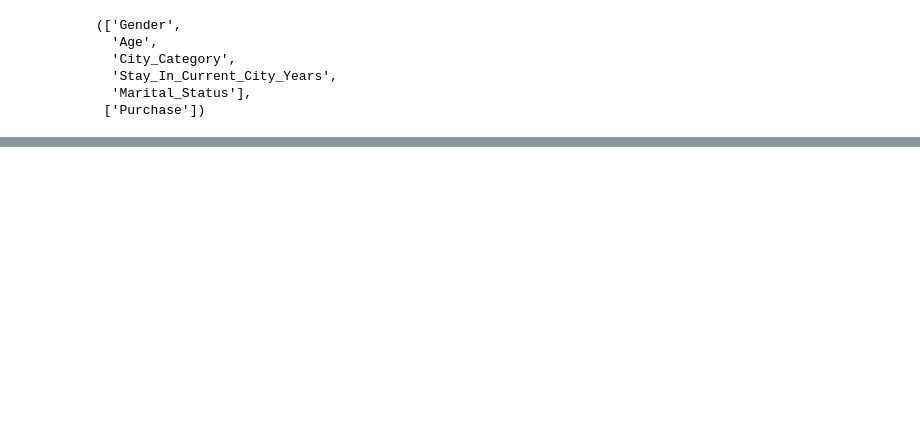
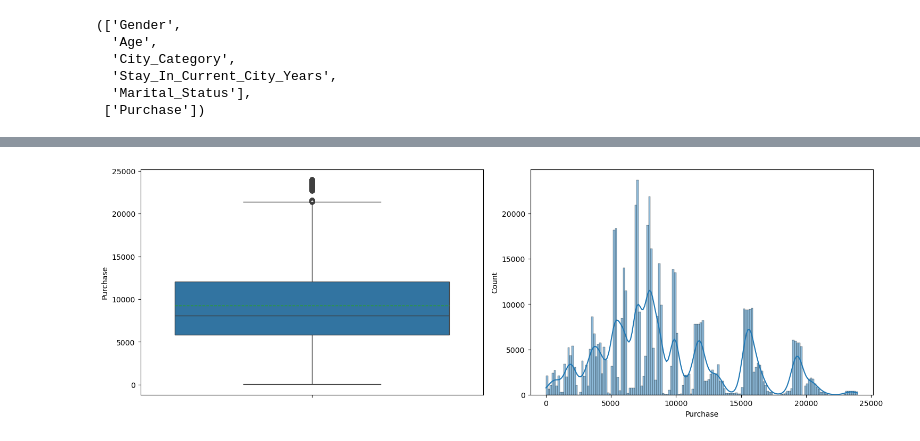
Before and after one commit to lsp-sandeep/ScalerDSML, a Jupyter notebook: Walmart/exploratory_analysis.ipynb, the cells around one changed output, grey strips where cells are left out. Saved outputs shown, nothing was run; the diff lists cells and outputs as text; code cells hidden in the pictures; blank space fills up the shorter version.

```diff
--- a/Walmart/exploratory_analysis.ipynb
+++ b/Walmart/exploratory_analysis.ipynb
@@ -321,0 +404,10 @@ categorical_columns, numerical_columns
+# %%
+fig, axes = plt.subplots(1, 2, figsize=(15, 5))
+
+sns.boxplot(data= analysis_data, y= 'Purchase', meanline= True, showmeans= True, ax= axes[0])
+sns.histplot(data= analysis_data, x= 'Purchase', kde= True, ax= axes[1])
+
+plt.tight_layout()
+plt.show()
+# %% [output]
+[figure, added]
```
Also changed, not shown: parts of 8 cells of this notebook, 1 other file.
